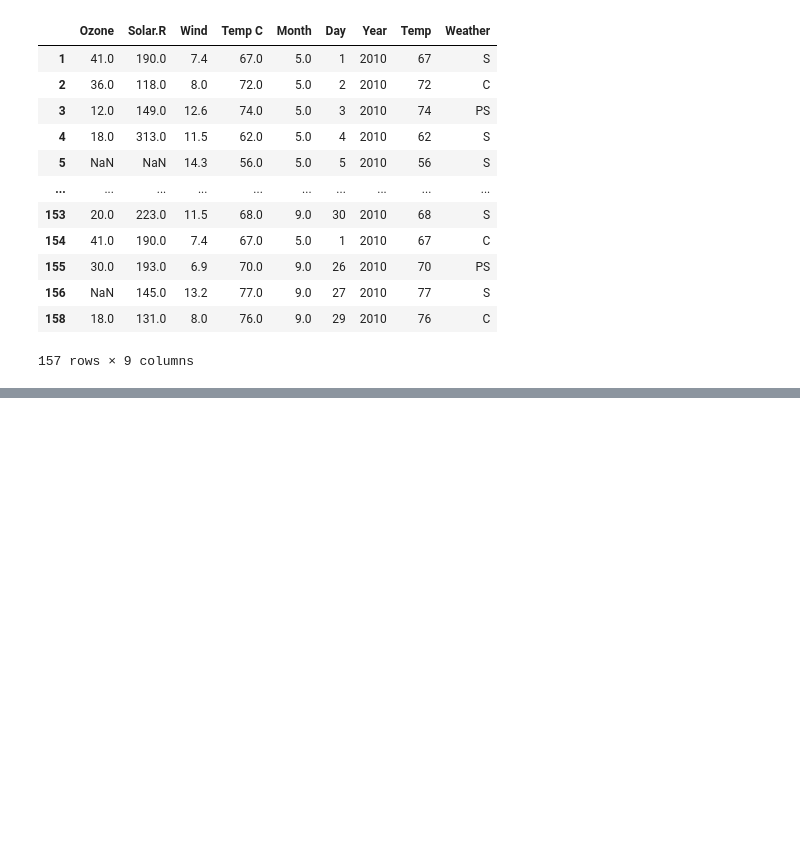
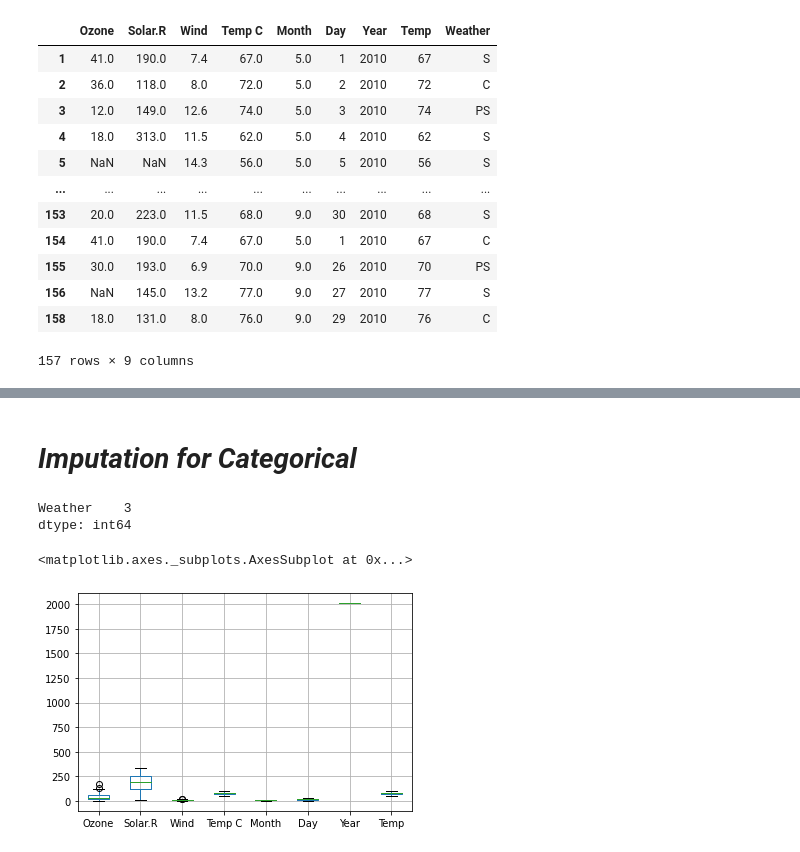
Before and after one commit to pincha673/notes, a Jupyter notebook: EDA.ipynb, the cells around one changed output, grey strips where cells are left out. Drawn from its saved outputs; the diff is of its cells as text; code cells hidden in the pictures; blank space fills up the shorter version.

```diff
--- a/EDA.ipynb
+++ b/EDA.ipynb
@@ -158,0 +269,2 @@ data_cleaned1
+# %% [markdown]
+# ***Imputation for Categorical***
@@ -158,0 +273,5 @@ data_cleaned1
+# %%
+obj_columns.isnull().sum()                                                       # 3 NAN values in weather
+# %% [output]
+Weather    3
+dtype: int64
@@ -158,0 +280,5 @@ data_cleaned1
+# %%
+data.boxplot()
+# %% [output]
+<matplotlib.axes._subplots.AxesSubplot at 0x...>
+[figure, added]
```
Also changed, not shown: parts of 36 cells of this notebook.
